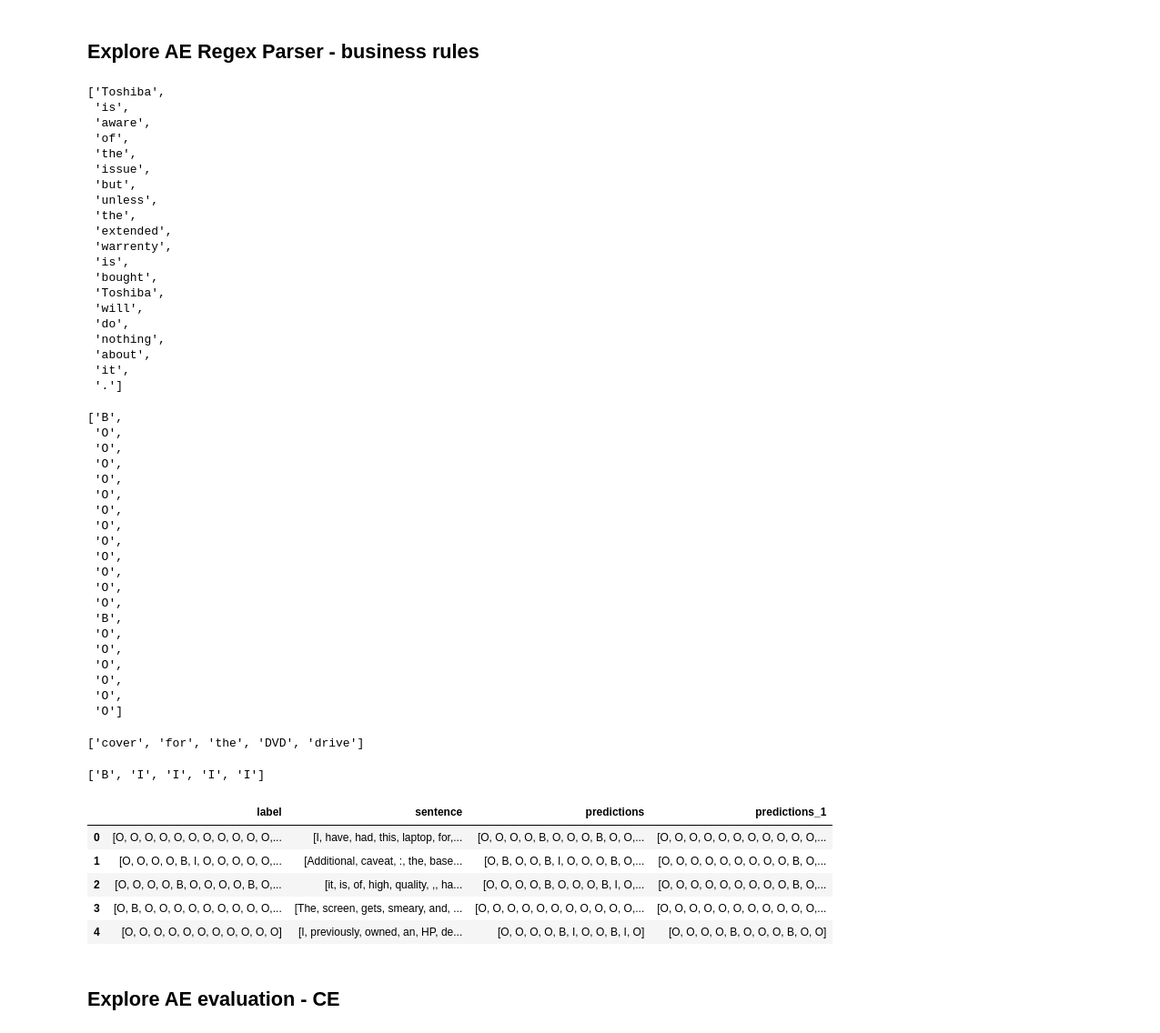
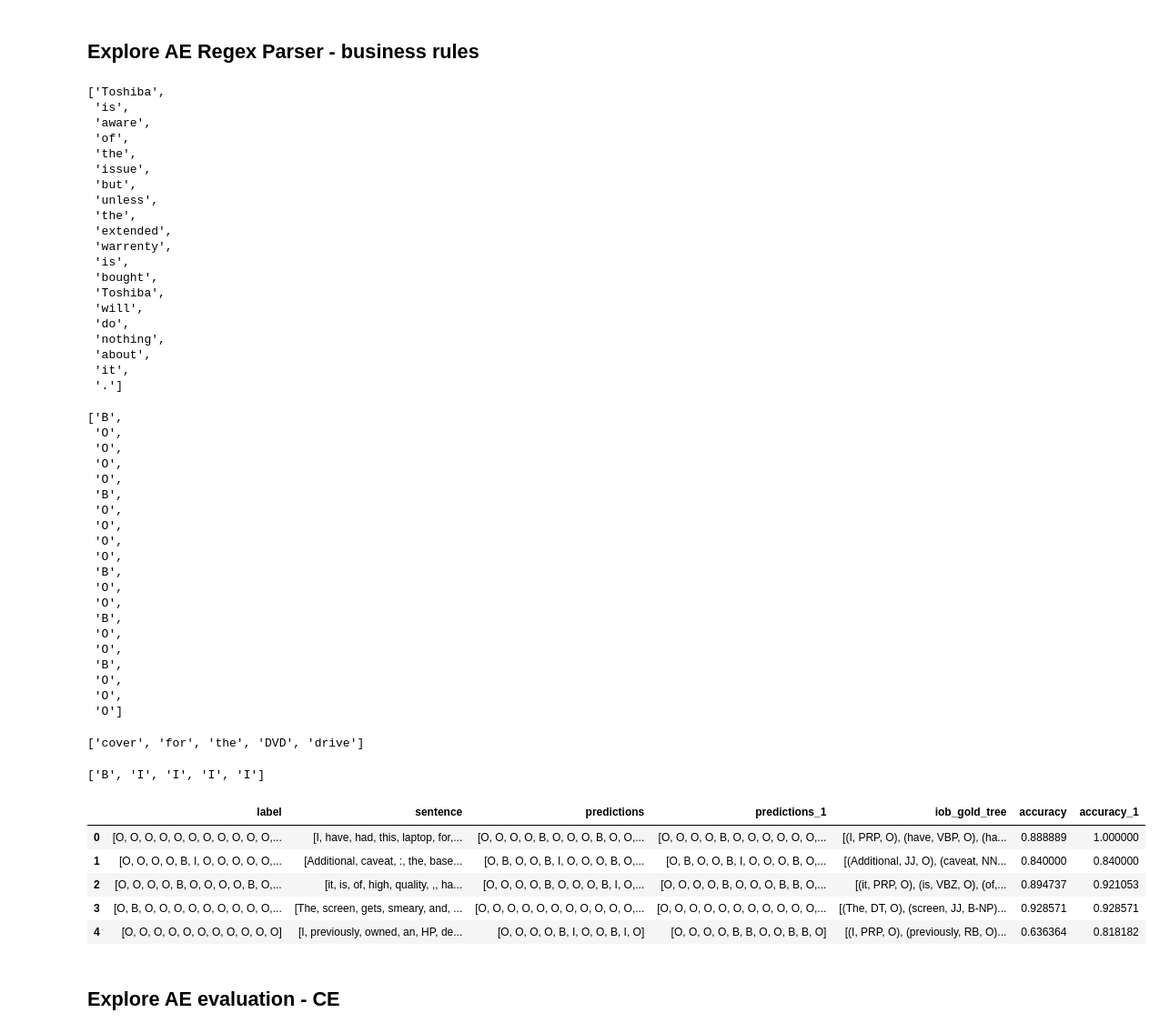
Before and after one commit to janehung04/w266-final, a Jupyter notebook: src/eda-data.ipynb, the cells around one changed output. Shown: that part at 91% size. Drawn from its saved outputs; the diff is of its cells as text; code cells hidden in the pictures.

Commit message:
start function to build trees for all predictions

```diff
--- a/src/eda-data.ipynb
+++ b/src/eda-data.ipynb
@@ -265,6 +265,7 @@ def regex_parser(tokenized_sentence):
     grammar = r"""
     NP: {<NN><IN><DT><NN|NNP>+}
         {<NNP>+}
+        {<NN>+}
     """
 
     cp = nltk.RegexpParser(grammar)
@@ -292,47 +293,47 @@ ae_laptop_dev_df.head()
  'the',
  'issue',
  'but',
  'unless',
  'the',
  'extended',
  'warrenty',
  'is',
  'bought',
  'Toshiba',
  'will',
  'do',
  'nothing',
  'about',
  'it',
  '.']
 ['B',
- 'O',
- 'O',
- 'O',
- 'O',
- 'O',
- 'O',
- 'O',
- 'O',
  'O',
  'O',
  'O',
  'O',
  'B',
  'O',
  'O',
  'O',
  'O',
+ 'B',
+ 'O',
+ 'O',
+ 'B',
+ 'O',
+ 'O',
+ 'B',
+ 'O',
  'O',
  'O']
 ['cover', 'for', 'the', 'DVD', 'drive']
 ['B', 'I', 'I', 'I', 'I']
-|  | label | sentence | predictions | predictions_1 |
-| 0 | [O, O, O, O, O, O, O, O, O, O, O,... | [I, have, had, this, laptop, for,... | [O, O, O, O, B, O, O, O, B, O, O,... | [O, O, O, O, O, O, O, O, O, O, O,... |
-| 1 | [O, O, O, O, B, I, O, O, O, O, O,... | [Additional, caveat, :, the, base... | [O, B, O, O, B, I, O, O, O, B, O,... | [O, O, O, O, O, O, O, O, O, B, O,... |
-| 2 | [O, O, O, O, B, O, O, O, O, B, O,... | [it, is, of, high, quality, ,, ha... | [O, O, O, O, B, O, O, O, B, I, O,... | [O, O, O, O, O, O, O, O, O, B, O,... |
-| 3 | [O, B, O, O, O, O, O, O, O, O, O,... | [The, screen, gets, smeary, and, ... | [O, O, O, O, O, O, O, O, O, O, O,... | [O, O, O, O, O, O, O, O, O, O, O,... |
-| 4 | [O, O, O, O, O, O, O, O, O, O, O] | [I, previously, owned, an, HP, de... | [O, O, O, O, B, I, O, O, B, I, O] | [O, O, O, O, B, O, O, O, B, O, O] |
+|  | label | sentence | predictions | predictions_1 | iob_gold_tree | accuracy | accuracy_1 |
+| 0 | [O, O, O, O, O, O, O, O, O, O, O,... | [I, have, had, this, laptop, for,... | [O, O, O, O, B, O, O, O, B, O, O,... | [O, O, O, O, B, O, O, O, O, O, O,... | [(I, PRP, O), (have, VBP, O), (ha... | 0.888889 | 1.000000 |
+| 1 | [O, O, O, O, B, I, O, O, O, O, O,... | [Additional, caveat, :, the, base... | [O, B, O, O, B, I, O, O, O, B, O,... | [O, B, O, O, B, I, O, O, O, B, O,... | [(Additional, JJ, O), (caveat, NN... | 0.840000 | 0.840000 |
+| 2 | [O, O, O, O, B, O, O, O, O, B, O,... | [it, is, of, high, quality, ,, ha... | [O, O, O, O, B, O, O, O, B, I, O,... | [O, O, O, O, B, O, O, O, B, B, O,... | [(it, PRP, O), (is, VBZ, O), (of,... | 0.894737 | 0.921053 |
+| 3 | [O, B, O, O, O, O, O, O, O, O, O,... | [The, screen, gets, smeary, and, ... | [O, O, O, O, O, O, O, O, O, O, O,... | [O, O, O, O, O, O, O, O, O, O, O,... | [(The, DT, O), (screen, JJ, B-NP)... | 0.928571 | 0.928571 |
+| 4 | [O, O, O, O, O, O, O, O, O, O, O] | [I, previously, owned, an, HP, de... | [O, O, O, O, B, I, O, O, B, I, O] | [O, O, O, O, B, B, O, O, B, B, O] | [(I, PRP, O), (previously, RB, O)... | 0.636364 | 0.818182 |
 # %% [markdown]
 ## Explore AE evaluation - CE
 # %% [markdown]
```
Also changed, not shown: parts of 8 cells of this notebook.
